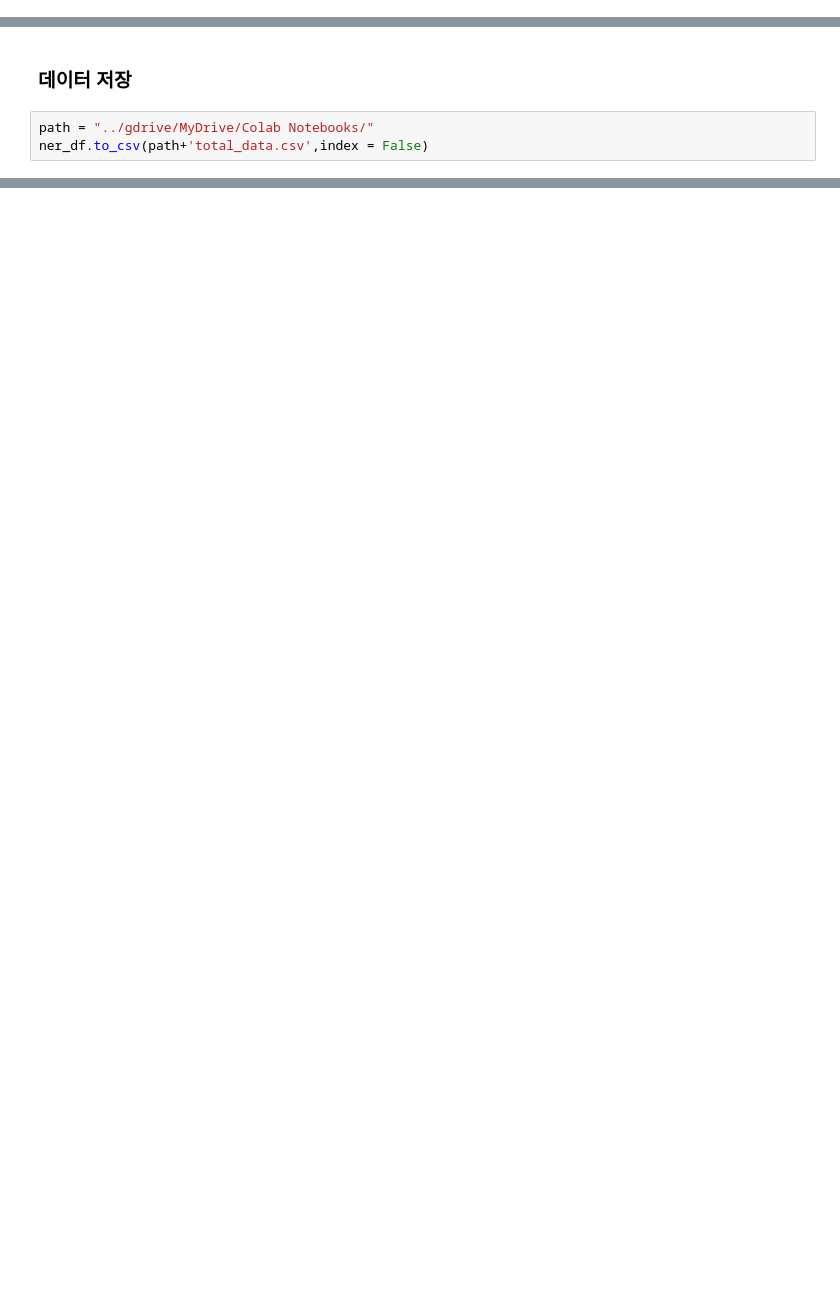
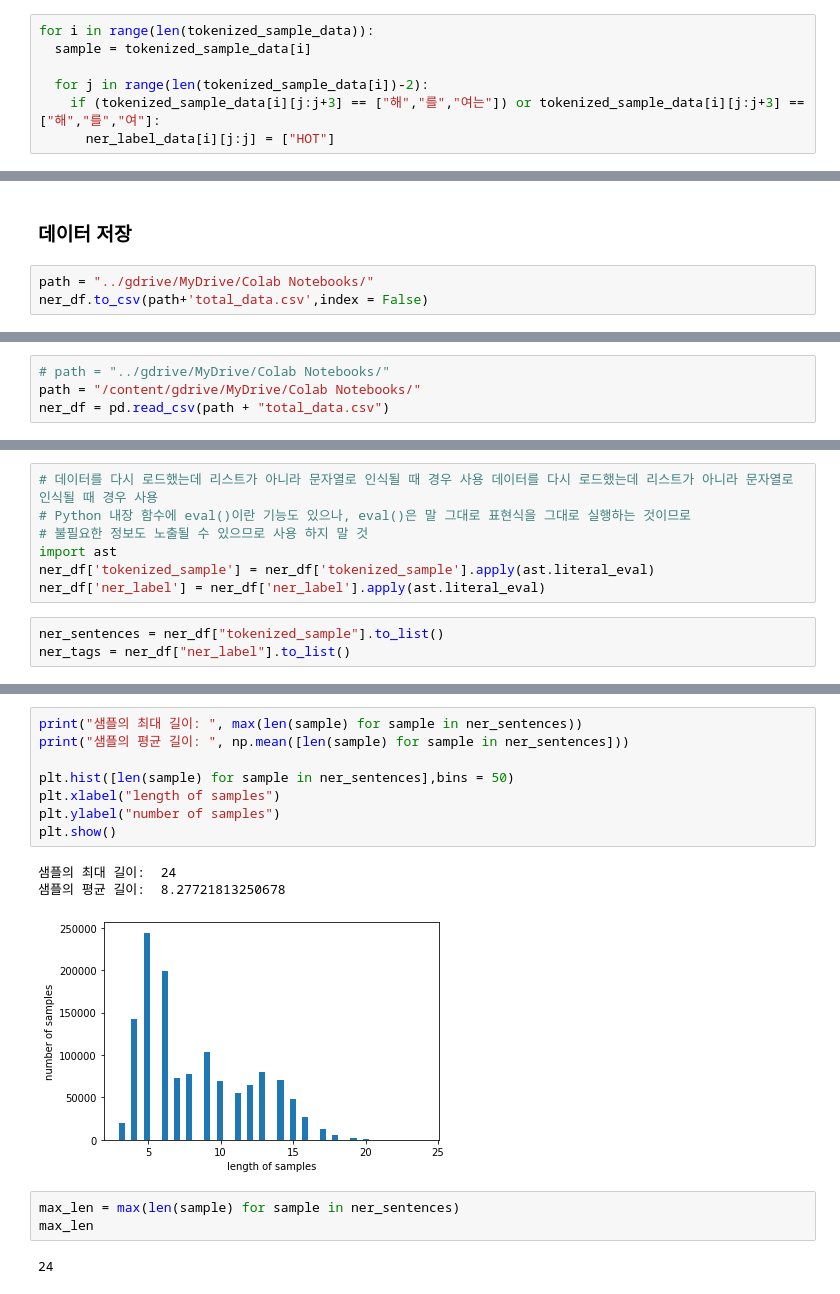
Before and after one commit to changyong93/Natural-language-processing-with-chat-bot, a Jupyter notebook: 챗봇_모델_학습(hotel_ver).ipynb, the cells around one changed output, grey strips where cells are left out. Saved outputs shown, nothing was run; the diff lists cells and outputs as text; blank space fills up the shorter version.

```diff
--- a/챗봇_모델_학습(hotel_ver).ipynb
+++ b/챗봇_모델_학습(hotel_ver).ipynb
@@ -2081,0 +2152,7 @@ for i in range(len(ner_label_data)):
+# %%
+for i in range(len(tokenized_sample_data)):
+  sample = tokenized_sample_data[i]
+
+  for j in range(len(tokenized_sample_data[i])-2):
+    if (tokenized_sample_data[i][j:j+3] == ["해","를","여는"]) or tokenized_sample_data[i][j:j+3] == ["해","를","여"]:
+      ner_label_data[i][j:j] = ["HOT"]
@@ -2160,0 +2262,4 @@ ner_df = pd.read_csv(path + "total_data.csv")
+# %%
+# path = "../gdrive/MyDrive/Colab Notebooks/"
+path = "/content/gdrive/MyDrive/Colab Notebooks/"
+ner_df = pd.read_csv(path + "total_data.csv")
@@ -2160,0 +2279,10 @@ ner_df = pd.read_csv(path + "total_data.csv")
+# %%
+# 데이터를 다시 로드했는데 리스트가 아니라 문자열로 인식될 때 경우 사용 데이터를 다시 로드했는데 리스트가 아니라 문자열로 인식될 때 경우 사용
+# Python 내장 함수에 eval()이란 기능도 있으나, eval()은 말 그대로 표현식을 그대로 실행하는 것이므로
+# 불필요한 정보도 노출될 수 있으므로 사용 하지 말 것
+import ast
+ner_df['tokenized_sample'] = ner_df['tokenized_sample'].apply(ast.literal_eval)
+ner_df['ner_label'] = ner_df['ner_label'].apply(ast.literal_eval)
+# %%
+ner_sentences = ner_df["tokenized_sample"].to_list()
+ner_tags = ner_df["ner_label"].to_list()
@@ -2160,0 +2309,17 @@ ner_df = pd.read_csv(path + "total_data.csv")
+# %%
+print("샘플의 최대 길이: ", max(len(sample) for sample in ner_sentences))
+print("샘플의 평균 길이: ", np.mean([len(sample) for sample in ner_sentences]))
+
+plt.hist([len(sample) for sample in ner_sentences],bins = 50)
+plt.xlabel("length of samples")
+plt.ylabel("number of samples")
+plt.show()
+# %% [output]
+샘플의 최대 길이:  24
+샘플의 평균 길이:  8.27721813250678
+[figure, added]
+# %%
+max_len = max(len(sample) for sample in ner_sentences)
+max_len
+# %% [output]
+24
```
Also changed, not shown: parts of 102 cells of this notebook.
